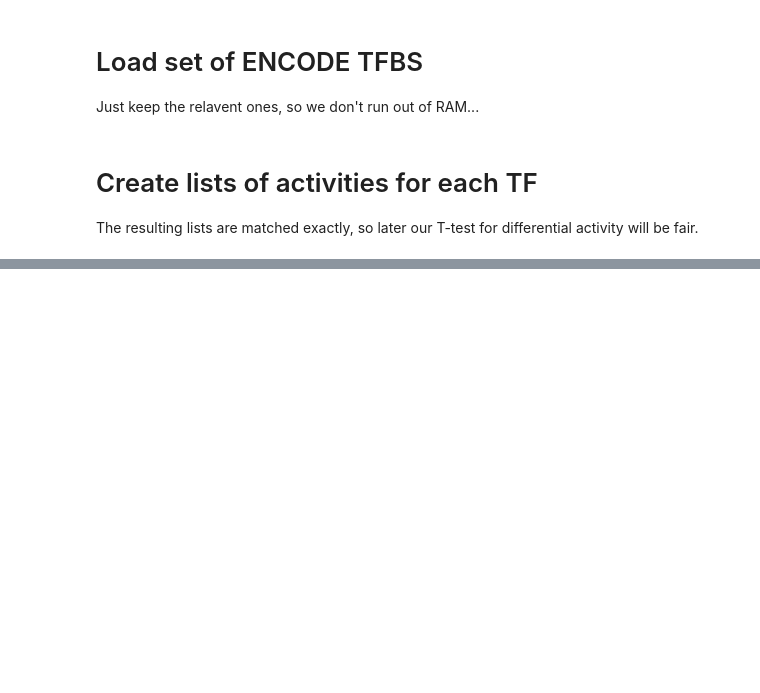
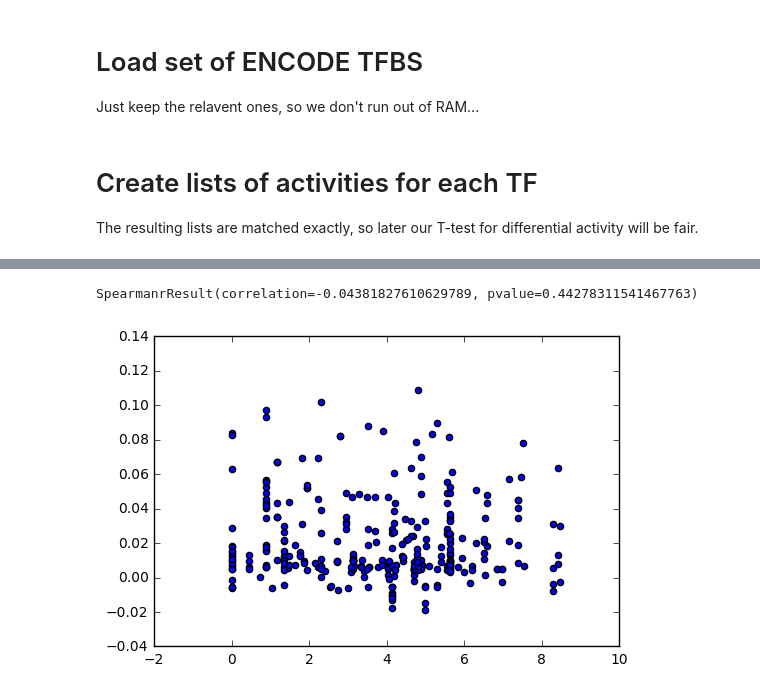
Before and after one commit to irvhsu/cs273b-project, a Jupyter notebook: notebooks/interpretation/Differentially_active_TFs.ipynb, the cells around one changed output, grey strips where cells are left out. Saved outputs shown, nothing was run; the diff lists cells and outputs as text; code cells hidden in the pictures; blank space fills up the shorter version.

```diff
--- a/notebooks/interpretation/Differentially_active_TFs.ipynb
+++ b/notebooks/interpretation/Differentially_active_TFs.ipynb
@@ -192,0 +261,6 @@ plt.show()
+# %%
+plt.scatter(f_h_e, f_h_t)
+stats.spearmanr(f_h_e, f_h_t)
+# %% [output]
+SpearmanrResult(correlation=-0.04381827610629789, pvalue=0.44278311541467763)
+[figure, added]
```
Also changed, not shown: parts of 14 cells of this notebook.
